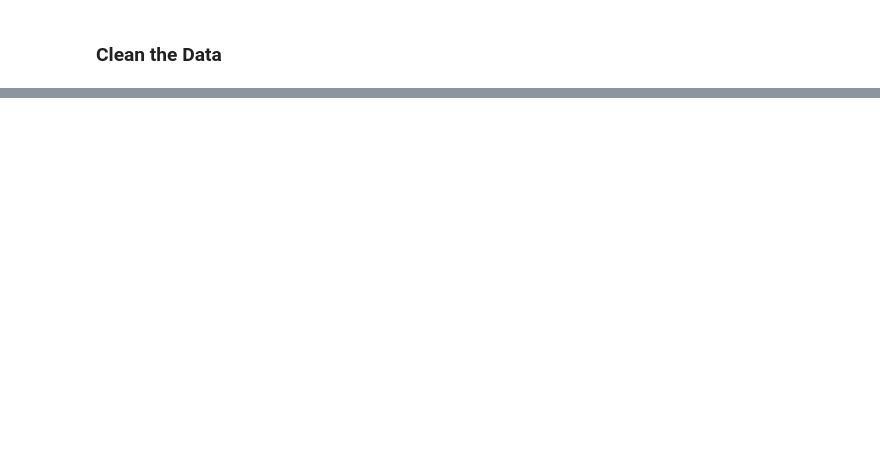
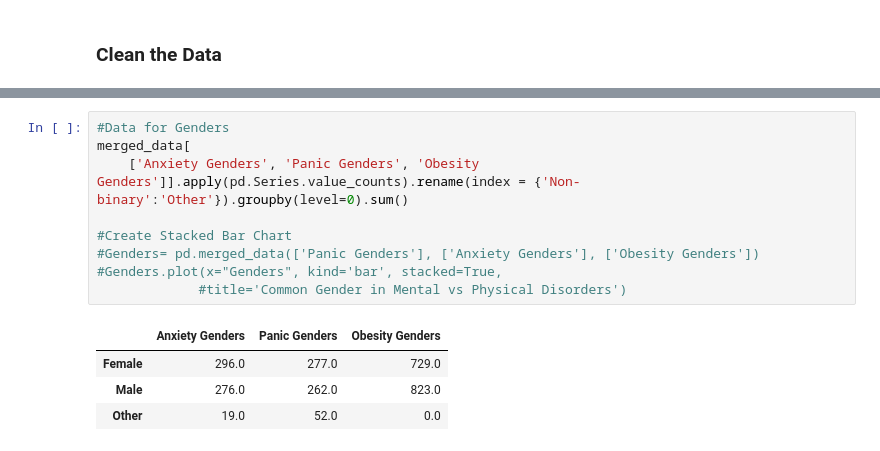
Before and after one commit to Julia-Heffner/Capstone_Mental_Illness, a Jupyter notebook: Mental_Illness.ipynb, the cells around one changed output, grey strips where cells are left out. Saved outputs shown, nothing was run; the diff lists cells and outputs as text; blank space fills up the shorter version.

```diff
--- a/Mental_Illness.ipynb
+++ b/Mental_Illness.ipynb
@@ -99,0 +149,14 @@ o_dropped_values
+# %%
+#Data for Genders
+merged_data[
+    ['Anxiety Genders', 'Panic Genders', 'Obesity Genders']].apply(pd.Series.value_counts).rename(index = {'Non-binary':'Other'}).groupby(level=0).sum()
+
+#Create Stacked Bar Chart
+#Genders= pd.merged_data(['Panic Genders'], ['Anxiety Genders'], ['Obesity Genders'])
+#Genders.plot(x="Genders", kind='bar', stacked=True,
+             #title='Common Gender in Mental vs Physical Disorders')
+# %% [output]
+|  | Anxiety Genders | Panic Genders | Obesity Genders |
+| Female | 296.0 | 277.0 | 729.0 |
+| Male | 276.0 | 262.0 | 823.0 |
+| Other | 19.0 | 52.0 | 0.0 |
```
Also changed, not shown: parts of 5 cells of this notebook.
